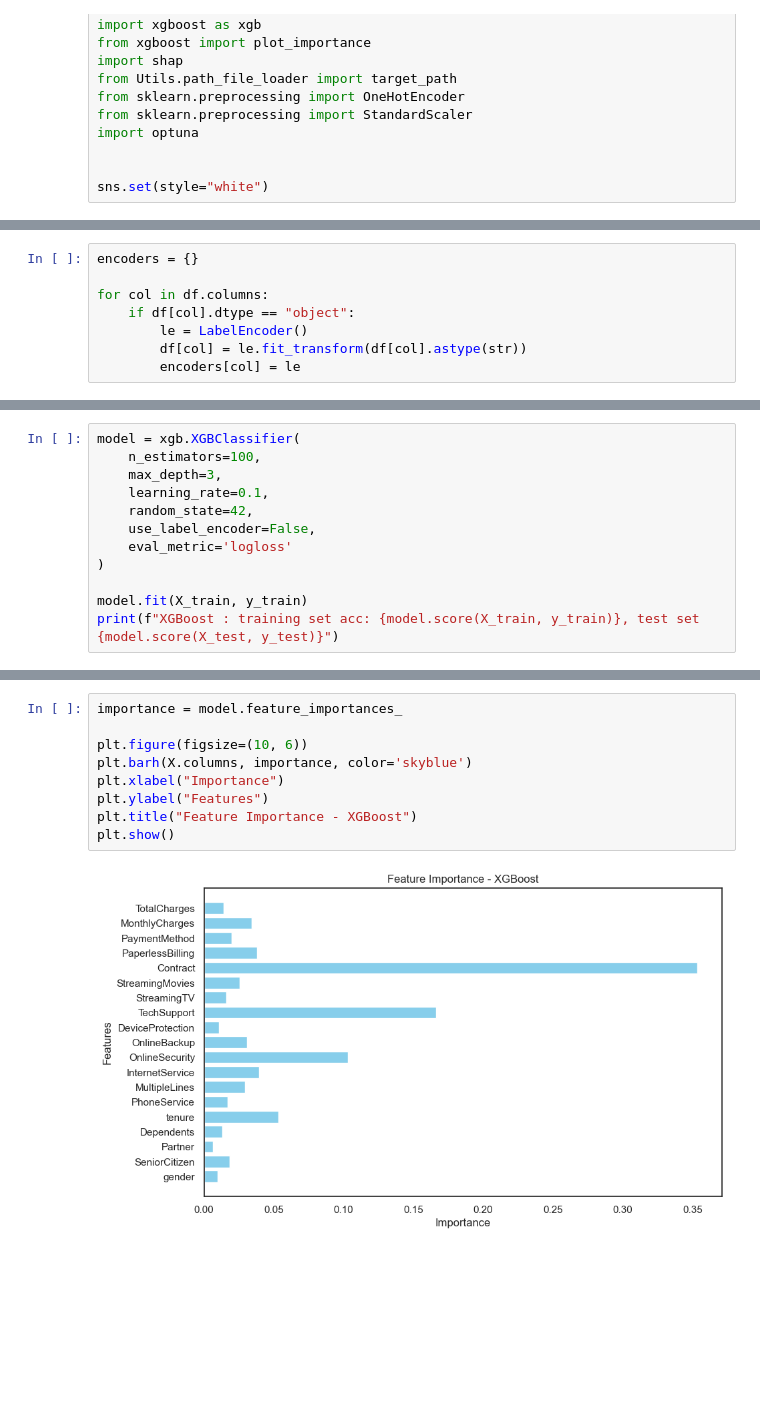
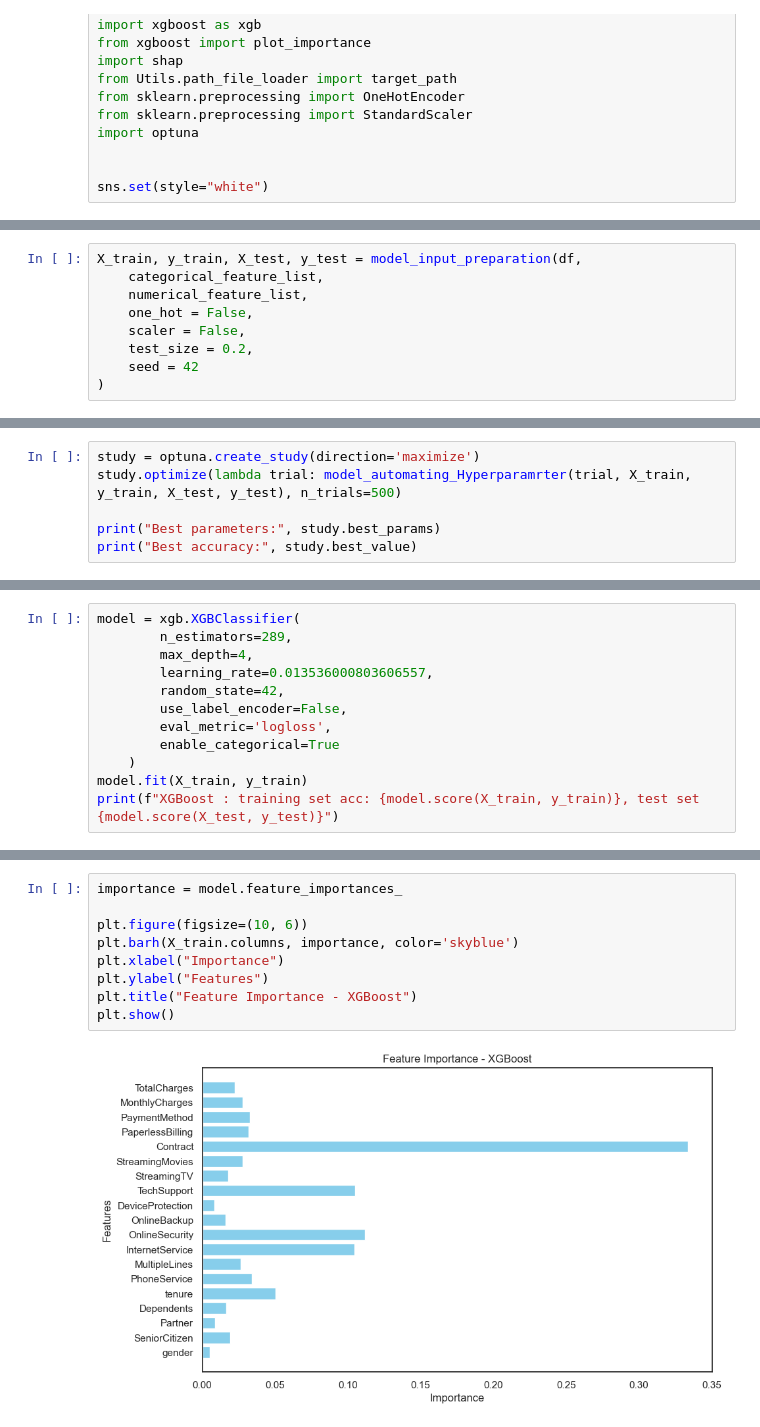
Before and after one commit to BBamkorphai/Telco-Churn-Prediction-Model-Intro-to-ML-and-DL-Project-, a Jupyter notebook: 02_Feature_Analysis.ipynb, the cells around one changed output, grey strips where cells are left out. Saved outputs shown, nothing was run; the diff lists cells and outputs as text; blank space fills up the shorter version.

Commit message:
experience model evaluation after feature selection

```diff
--- a/02_Feature_Analysis.ipynb
+++ b/02_Feature_Analysis.ipynb
@@ -115,8 +176,0 @@ plt.show()
-# %%
-encoders = {}
-
-for col in df.columns:
-    if df[col].dtype == "object":
-        le = LabelEncoder()
-        df[col] = le.fit_transform(df[col].astype(str))
-        encoders[col] = le
@@ -154,0 +210,9 @@ Please also refer to the documentation for alternative solver options:
+# %%
+X_train, y_train, X_test, y_test = model_input_preparation(df,
+    categorical_feature_list,
+    numerical_feature_list,
+    one_hot = False,
+    scaler = False,
+    test_size = 0.2,
+    seed = 42
+)
@@ -154,0 +237,6 @@ Please also refer to the documentation for alternative solver options:
+# %%
+study = optuna.create_study(direction='maximize')
+study.optimize(lambda trial: model_automating_Hyperparamrter(trial, X_train, y_train, X_test, y_test), n_trials=500)
+
+print("Best parameters:", study.best_params)
+print("Best accuracy:", study.best_value)
@@ -155,13 +262,13 @@ Please also refer to the documentation for alternative solver options:
 # %%
 model = xgb.XGBClassifier(
-    n_estimators=100,
-    max_depth=3,
-    learning_rate=0.1,
-    random_state=42,
-    use_label_encoder=False,
-    eval_metric='logloss'
-)
-
+        n_estimators=289,
+        max_depth=4,
+        learning_rate=0.013536000803606557,
+        random_state=42,
+        use_label_encoder=False,
+        eval_metric='logloss',
+        enable_categorical=True
+    )
 model.fit(X_train, y_train)
 print(f"XGBoost : training set acc: {model.score(X_train, y_train)}, test set {model.score(X_test, y_test)}")
 # %% [output]
@@ -172,11 +281,11 @@ Parameters: { "use_label_encoder" } are not used.
 # %%
 importance = model.feature_importances_
 
 plt.figure(figsize=(10, 6))
-plt.barh(X.columns, importance, color='skyblue')
+plt.barh(X_train.columns, importance, color='skyblue')
 plt.xlabel("Importance")
 plt.ylabel("Features")
 plt.title("Feature Importance - XGBoost")
 plt.show()
 # %% [output]
-[figure, old version]
+[figure, new version]
```
Also changed, not shown: parts of 76 cells of this notebook, 1 other file.
